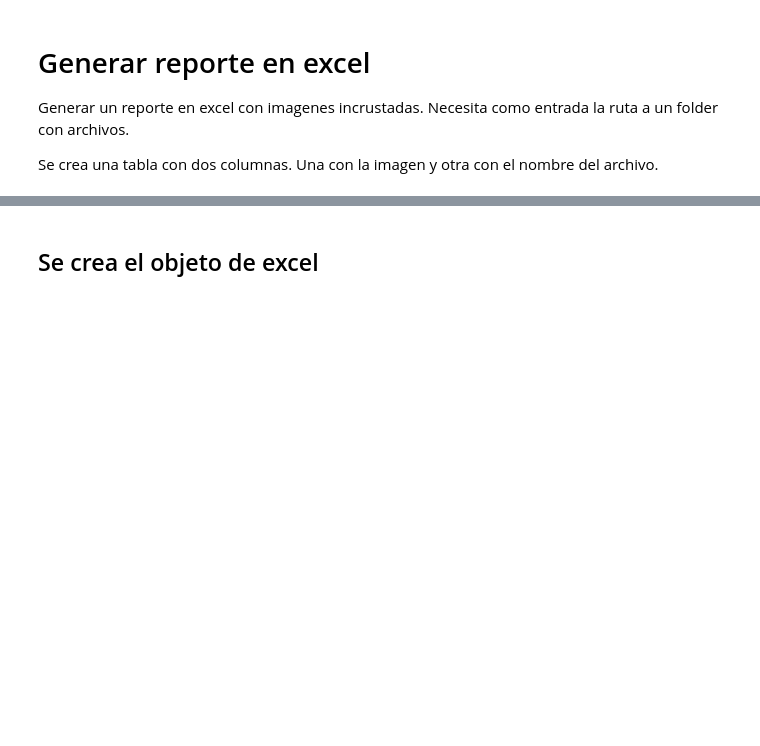
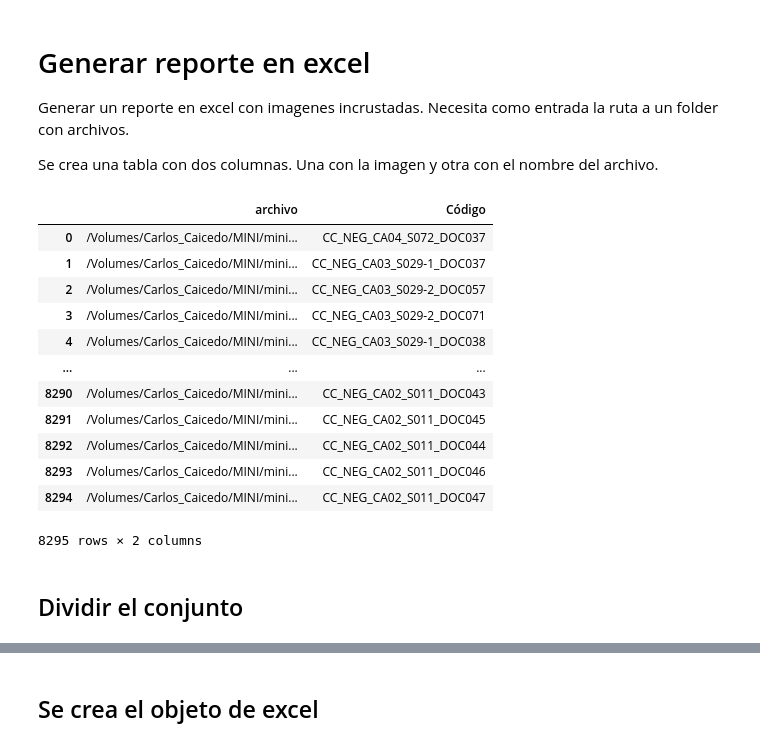
Before and after one commit to badac/utilidades, a Jupyter notebook: reporte-imagen/generar-reporte-folder.ipynb, the cells around one changed output, grey strips where cells are left out. Cells and saved outputs as stored; diff of their text form; code cells hidden in the pictures; blank space fills up the shorter version.

Commit message:
generar archivo en excel desde carpeta con archivos

```diff
--- a/reporte-imagen/generar-reporte-folder.ipynb
+++ b/reporte-imagen/generar-reporte-folder.ipynb
@@ -11,18 +11,40 @@ import numpy as np
 import pandas as pd
 from pathlib import Path
 from PIL import Image
+# %%
+# sigla del proyecto o fondo
+proyecto = "CC"
+#folder donde se encuentran los archivos
+ruta_folder = Path('/Volumes/Carlos_Caicedo/MINI/mini_neg')
+stamp = datetime.datetime.now()
+
+outfile = f"salida/reporte_{proyecto}_{stamp.strftime('%Y-%m-%d_%H-%M-%S')}.xlsx"
+#dividir el conjunto en partes de esta cantidad de filas
+divisor = 100
 # %%
-ruta_folder = Path('/Volumes/Carlos_Caicedo/MINI')
-stamp = datetime.datetime.now()
-
-outfile = f"salida/reporte_ERV_{stamp.strftime('%Y-%m-%d_%H-%M-%S')}.xlsx"
 lista_archivos = [file for file in ruta_folder.iterdir()]
 datos = pd.DataFrame(lista_archivos, columns=['archivo'])
 
 datos['Código'] = datos['archivo'].apply(lambda ruta: ruta.stem)
 
 #datos = datos.sample(10)
 # Reset index, importante
 datos = datos.reset_index(drop=True)
 size = 128
 datos
+# %% [output]
+|  | archivo | Código |
+| 0 | /Volumes/Carlos_Caicedo/MINI/mini... | CC_NEG_CA04_S072_DOC037 |
+| 1 | /Volumes/Carlos_Caicedo/MINI/mini... | CC_NEG_CA03_S029-1_DOC037 |
+| 2 | /Volumes/Carlos_Caicedo/MINI/mini... | CC_NEG_CA03_S029-2_DOC057 |
+| 3 | /Volumes/Carlos_Caicedo/MINI/mini... | CC_NEG_CA03_S029-2_DOC071 |
+| 4 | /Volumes/Carlos_Caicedo/MINI/mini... | CC_NEG_CA03_S029-1_DOC038 |
+| ... | ... | ... |
+| 8290 | /Volumes/Carlos_Caicedo/MINI/mini... | CC_NEG_CA02_S011_DOC043 |
+| 8291 | /Volumes/Carlos_Caicedo/MINI/mini... | CC_NEG_CA02_S011_DOC045 |
+| 8292 | /Volumes/Carlos_Caicedo/MINI/mini... | CC_NEG_CA02_S011_DOC044 |
+| 8293 | /Volumes/Carlos_Caicedo/MINI/mini... | CC_NEG_CA02_S011_DOC046 |
+| 8294 | /Volumes/Carlos_Caicedo/MINI/mini... | CC_NEG_CA02_S011_DOC047 |
+8295 rows × 2 columns
+# %% [markdown]
+## Dividir el conjunto
```
Also changed, not shown: parts of 2 cells of this notebook, 3 other files.
